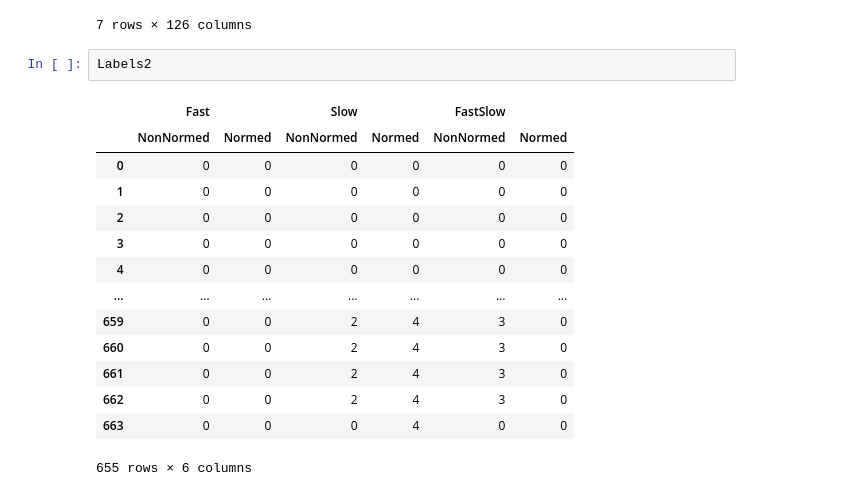
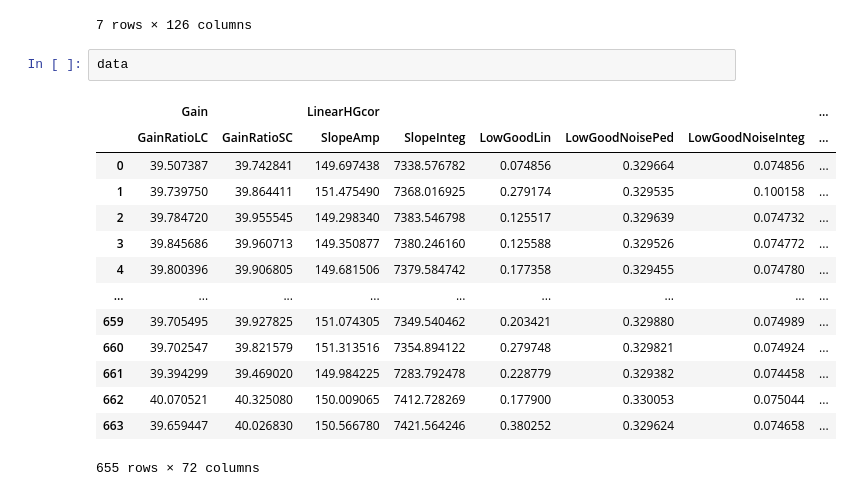
Before and after one commit to wxssym/FenicsInternship, a Jupyter notebook: Notebooks/Fenics_T-SNE_Failure.ipynb, the cells around one changed output. Drawn from its saved outputs; the diff is of its cells as text.

```diff
--- a/Notebooks/Fenics_T-SNE_Failure.ipynb
+++ b/Notebooks/Fenics_T-SNE_Failure.ipynb
@@ -328,20 +328,20 @@ F1022.compare(F1023)
 | 75% | 39.746295 | 39.788627 | 39.869405 | 39.884531 | 150.757791 | 151.497699 | 7386.526655 | 7404.444039 | 0.229183 | ... |
 | max | 41.093625 | 41.265365 | 39.971384 | 39.965716 | 151.128465 | 151.909882 | 7412.968930 | 7428.174298 | 0.405739 | ... |
 7 rows × 126 columns
-# %%
-Labels2
-# %% [output]
-|  | Fast |  | Slow |  | FastSlow |  |
-|  | NonNormed | Normed | NonNormed | Normed | NonNormed | Normed |
-| 0 | 0 | 0 | 0 | 0 | 0 | 0 |
-| 1 | 0 | 0 | 0 | 0 | 0 | 0 |
-| 2 | 0 | 0 | 0 | 0 | 0 | 0 |
-| 3 | 0 | 0 | 0 | 0 | 0 | 0 |
-| 4 | 0 | 0 | 0 | 0 | 0 | 0 |
-| ... | ... | ... | ... | ... | ... | ... |
-| 659 | 0 | 0 | 2 | 4 | 3 | 0 |
-| 660 | 0 | 0 | 2 | 4 | 3 | 0 |
-| 661 | 0 | 0 | 2 | 4 | 3 | 0 |
-| 662 | 0 | 0 | 2 | 4 | 3 | 0 |
-| 663 | 0 | 0 | 0 | 4 | 0 | 0 |
-655 rows × 6 columns
+# %%
+data
+# %% [output]
+|  | Gain |  | LinearHGcor |  |  |  |  | ... |
+|  | GainRatioLC | GainRatioSC | SlopeAmp | SlopeInteg | LowGoodLin | LowGoodNoisePed | LowGoodNoiseInteg | ... |
+| 0 | 39.507387 | 39.742841 | 149.697438 | 7338.576782 | 0.074856 | 0.329664 | 0.074856 | ... |
+| 1 | 39.739750 | 39.864411 | 151.475490 | 7368.016925 | 0.279174 | 0.329535 | 0.100158 | ... |
+| 2 | 39.784720 | 39.955545 | 149.298340 | 7383.546798 | 0.125517 | 0.329639 | 0.074732 | ... |
+| 3 | 39.845686 | 39.960713 | 149.350877 | 7380.246160 | 0.125588 | 0.329526 | 0.074772 | ... |
+| 4 | 39.800396 | 39.906805 | 149.681506 | 7379.584742 | 0.177358 | 0.329455 | 0.074780 | ... |
+| ... | ... | ... | ... | ... | ... | ... | ... | ... |
+| 659 | 39.705495 | 39.927825 | 151.074305 | 7349.540462 | 0.203421 | 0.329880 | 0.074989 | ... |
+| 660 | 39.702547 | 39.821579 | 151.313516 | 7354.894122 | 0.279748 | 0.329821 | 0.074924 | ... |
+| 661 | 39.394299 | 39.469020 | 149.984225 | 7283.792478 | 0.228779 | 0.329382 | 0.074458 | ... |
+| 662 | 40.070521 | 40.325080 | 150.009065 | 7412.728269 | 0.177900 | 0.330053 | 0.075044 | ... |
+| 663 | 39.659447 | 40.026830 | 150.566780 | 7421.564246 | 0.380252 | 0.329624 | 0.074658 | ... |
+655 rows × 72 columns
```
Also changed, not shown: parts of 3 cells of this notebook.
